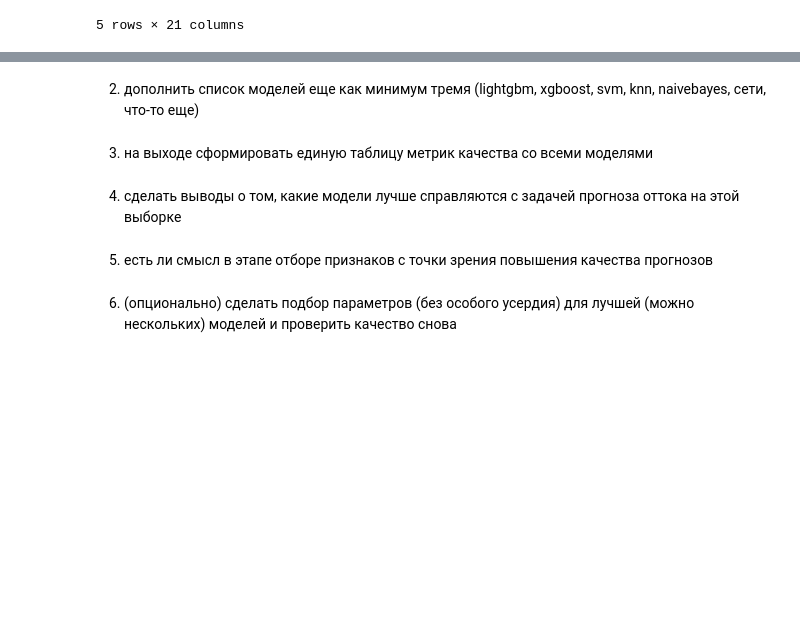
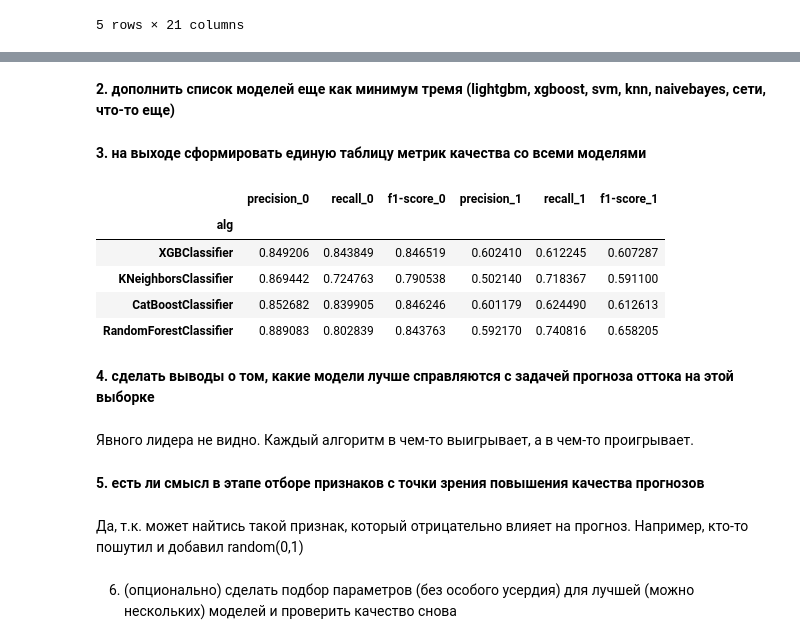
Before and after one commit to AltLumad/GeekBrains, a Jupyter notebook: Data_Science_for_business/06/06.ipynb, the cells around one changed output, grey strips where cells are left out. Cells and saved outputs as stored; diff of their text form; code cells hidden in the pictures; blank space fills up the shorter version.

```diff
--- a/Data_Science_for_business/06/06.ipynb
+++ b/Data_Science_for_business/06/06.ipynb
@@ -508,2 +308,5 @@ py.iplot(figure)
 # %% [markdown]
-2. дополнить список моделей еще как минимум тремя (lightgbm, xgboost, svm, knn, naivebayes, сети, что-то еще)
+__2. дополнить список моделей еще как минимум тремя (lightgbm, xgboost, svm, knn, naivebayes, сети, что-то еще)__
+# %%
+result_table = pd.DataFrame(columns=['alg', 'precision_0', 'recall_0', 'f1-score_0',
+                                     'precision_1', 'recall_1', 'f1-score_1'])
@@ -510,8 +352,56 @@ py.iplot(figure)
+# %%
+model_catb = catb.CatBoostClassifier(silent=True, random_state=21)
+model_catb.fit(os_smote_X, os_smote_Y)
+
+y_train_pred = model_catb.predict(X_train)
+y_test_pred = model_catb.predict(X_test)
+
+res = classification_report(y_test, y_test_pred, output_dict=True)
+result_table.loc[2] = ['CatBoostClassifier', res['0']['precision'], res['0']['recall'], res['0']['f1-score']
+                                      , res['1']['precision'], res['1']['recall'], res['1']['f1-score']]
+# %%
+from sklearn.model_selection import KFold, GridSearchCV, RandomizedSearchCV
+from sklearn.ensemble import RandomForestClassifier
+
+params = {'n_estimators':[50, 100, 200, 500, 700],
+          'max_depth':[1,2,3,4,5]}
+cv=KFold(n_splits=4, random_state=21, shuffle=True)
+
+
+forest = RandomForestClassifier(max_depth=7, n_estimators = 100, random_state=42, class_weight={0:0.5, 1:1.5})
+rs = RandomizedSearchCV(forest, params, scoring='f1', cv=cv, n_jobs=-1)
+rs.fit(os_smote_X, os_smote_Y)
+param = rs.best_params_
+
+clf = RandomForestClassifier(max_depth=param['max_depth'], n_estimators = param['n_estimators'], random_state=17, class_weight={0:0.5, 1:1})
+clf.fit(X_train, y_train)
+
+y_train_pred = clf.predict(X_train)
+y_test_pred = clf.predict(X_test)
+
+res = classification_report(y_test, y_test_pred, output_dict=True)
+result_table.loc[3] = ['RandomForestClassifier', res['0']['precision'], res['0']['recall'], res['0']['f1-score']
+                                               , res['1']['precision'], res['1']['recall'], res['1']['f1-score']]
 # %% [markdown]
-3. на выходе сформировать единую таблицу метрик качества со всеми моделями
+__3. на выходе сформировать единую таблицу метрик качества со всеми моделями__
+# %%
+result_table = result_table.set_index('alg')
+# %%
+result_table
+# %% [output]
+|  | precision_0 | recall_0 | f1-score_0 | precision_1 | recall_1 | f1-score_1 |
+| alg |  |  |  |  |  |  |
+| XGBClassifier | 0.849206 | 0.843849 | 0.846519 | 0.602410 | 0.612245 | 0.607287 |
+| KNeighborsClassifier | 0.869442 | 0.724763 | 0.790538 | 0.502140 | 0.718367 | 0.591100 |
+| CatBoostClassifier | 0.852682 | 0.839905 | 0.846246 | 0.601179 | 0.624490 | 0.612613 |
+| RandomForestClassifier | 0.889083 | 0.802839 | 0.843763 | 0.592170 | 0.740816 | 0.658205 |
 # %% [markdown]
-4. сделать выводы о том, какие модели лучше справляются с задачей прогноза оттока на этой выборке
+__4. сделать выводы о том, какие модели лучше справляются с задачей прогноза оттока на этой выборке__
+# %% [markdown]
+Явного лидера не видно. Каждый алгоритм в чем-то выигрывает, а в чем-то проигрывает.
 # %% [markdown]
-5. есть ли смысл в этапе отборе признаков с точки зрения повышения качества прогнозов
+__5. есть ли смысл в этапе отборе признаков с точки зрения повышения качества прогнозов__
+# %% [markdown]
+Да, т.к. может найтись такой признак, который отрицательно влияет на прогноз. Например, кто-то пошутил и добавил random(0,1)
 # %% [markdown]
 6. (опционально) сделать подбор параметров (без особого усердия) для лучшей (можно нескольких) моделей и проверить качество снова
```
Also changed, not shown: parts of 16 cells of this notebook.
